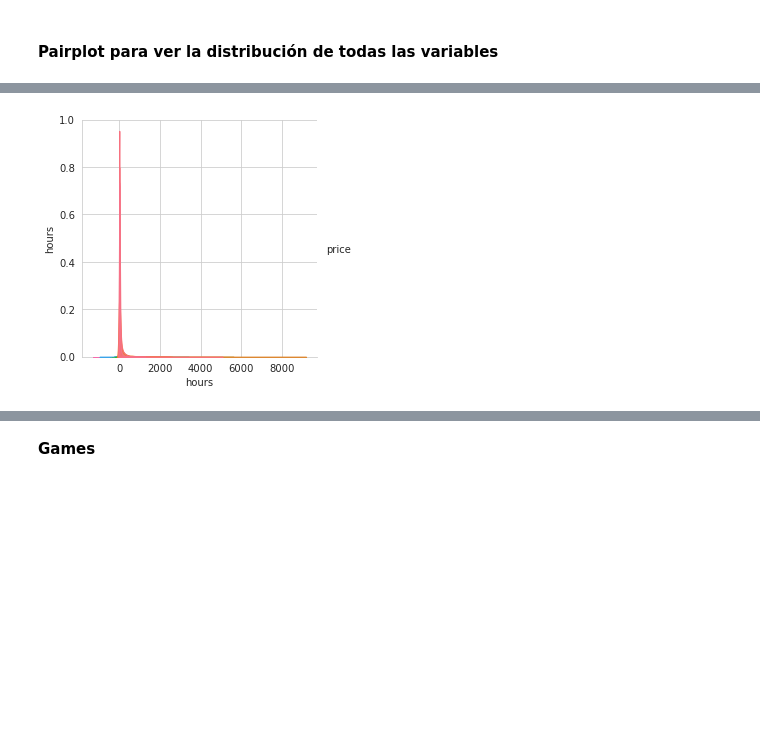
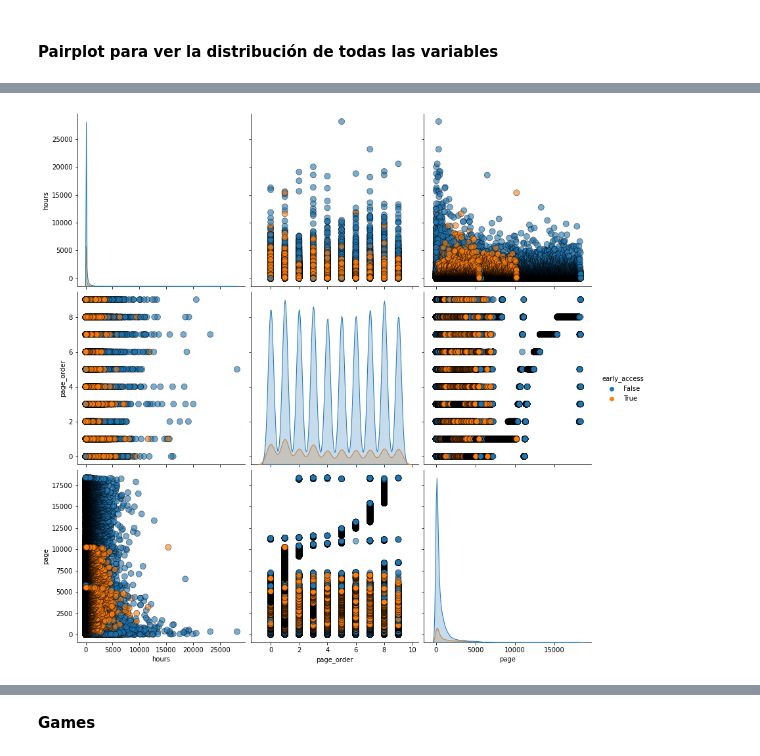
Before and after one commit to gonzalogperez/sistemas-recomendacion-steam, a Jupyter notebook: DS_Proyecto_03_SR_BigData.ipynb, the cells around one changed output, grey strips where cells are left out. Drawn from its saved outputs; the diff is of its cells as text; code cells hidden in the pictures; blank space fills up the shorter version.

```diff
--- a/DS_Proyecto_03_SR_BigData.ipynb
+++ b/DS_Proyecto_03_SR_BigData.ipynb
@@ -174,7 +272,9 @@ dataplot = df[['hours','price']]
+# %%
+dataplot = data_reviews[['hours','page_order','page','early_access']]
 # %%
-sns.pairplot(dataplot, hue = 'price', diag_kind = 'kde',
+sns.pairplot(dataplot, hue = 'early_access', diag_kind = 'kde',
              plot_kws = {'alpha': 0.6, 's': 80, 'edgecolor': 'k'},
              size = 4)
 plt.show()
 # %% [output]
-[figure, old version]
+[figure, new version]
```
Also changed, not shown: parts of 42 cells of this notebook, 1 other file.
